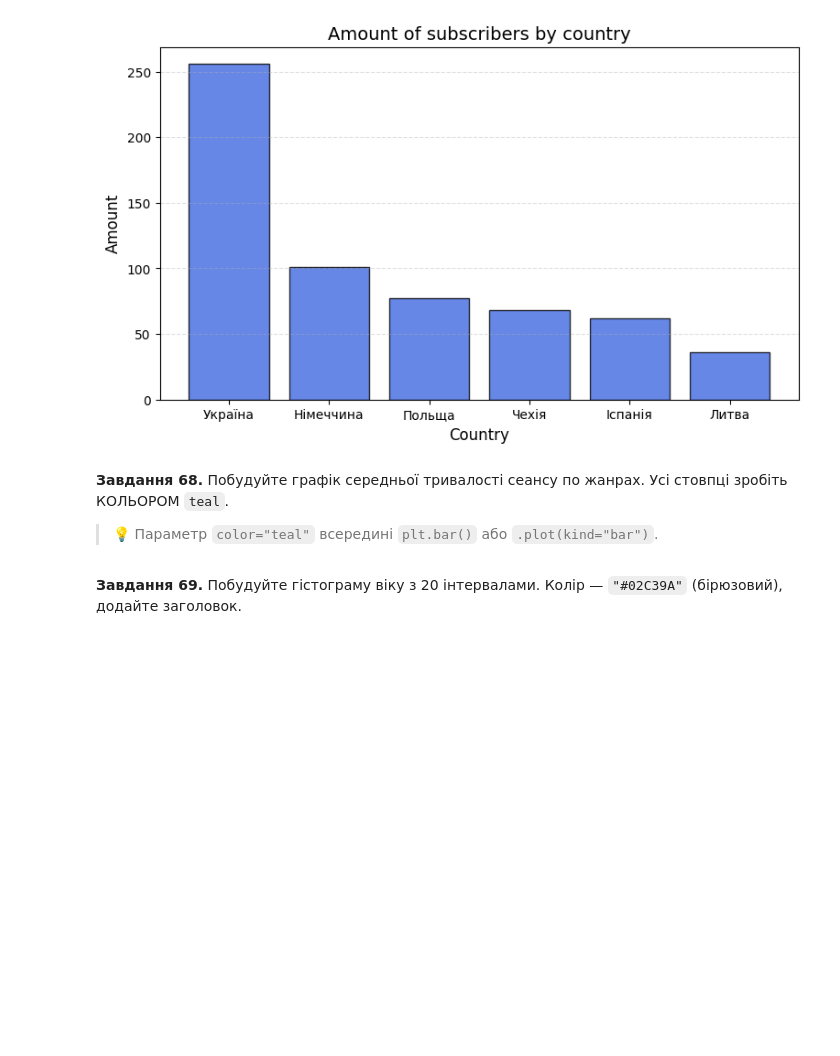
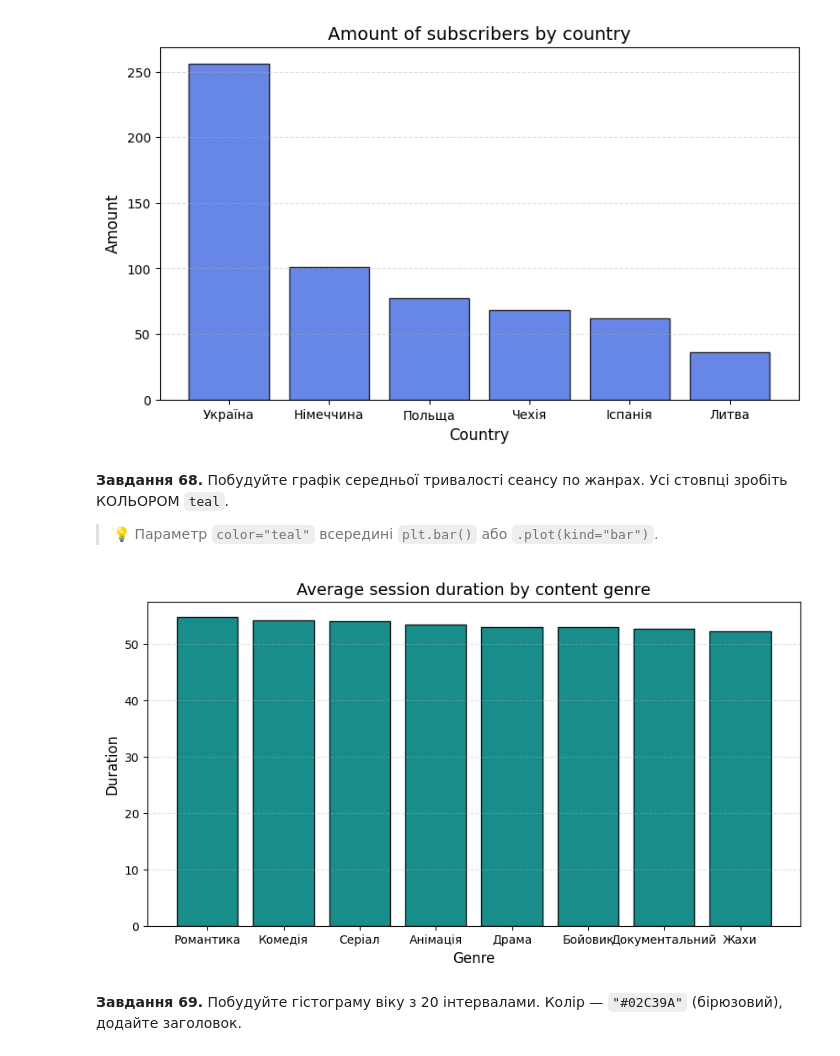
Before and after one commit to NatalieAleksandrova2026/DTA_2026, a Jupyter notebook: Homework/pandas_viz_practice.ipynb, the cells around one changed output. Drawn from its saved outputs; the diff is of its cells as text; code cells hidden in the pictures; blank space fills up the shorter version.

```diff
--- a/Homework/pandas_viz_practice.ipynb
+++ b/Homework/pandas_viz_practice.ipynb
@@ -1309,2 +1307,15 @@ plt.show()
+# %%
+# Завдання 68:
+genre_duration = sess.groupby("genre")["duration_min"].mean().sort_values(ascending=False)
+plt.figure(figsize=(10, 5))
+plt.bar(genre_duration.index, genre_duration.values, color='teal', edgecolor='black', alpha=0.9)
+plt.title('Average session duration by content genre', fontsize=14)
+plt.xlabel('Genre', fontsize=12)
+plt.ylabel('Duration', fontsize=12)
+plt.grid(axis='y', linestyle='--', alpha=0.4)
+
+plt.show()
+# %% [output]
+[figure, added]
 # %% [markdown]
 **Завдання 69.** Побудуйте гістограму віку з 20 інтервалами. Колір — `"#02C39A"` (бірюзовий), додайте заголовок.
```
Also changed, not shown: parts of 5 cells of this notebook.
